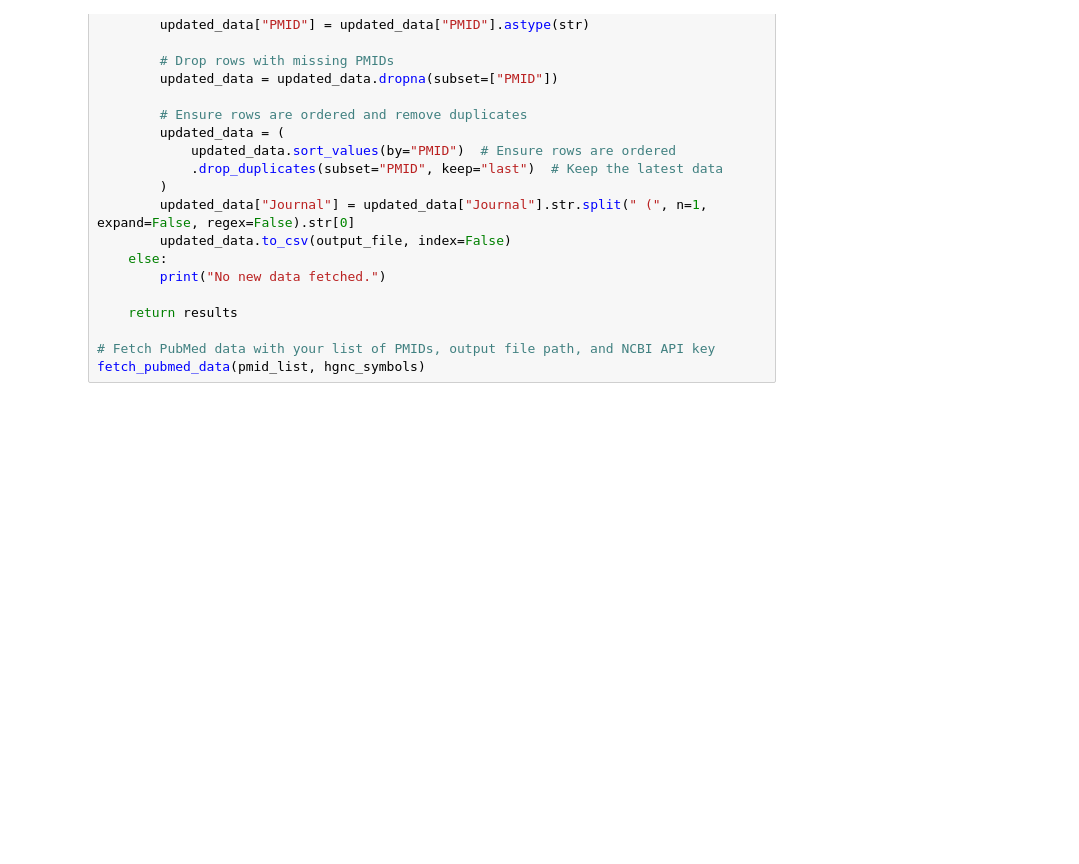
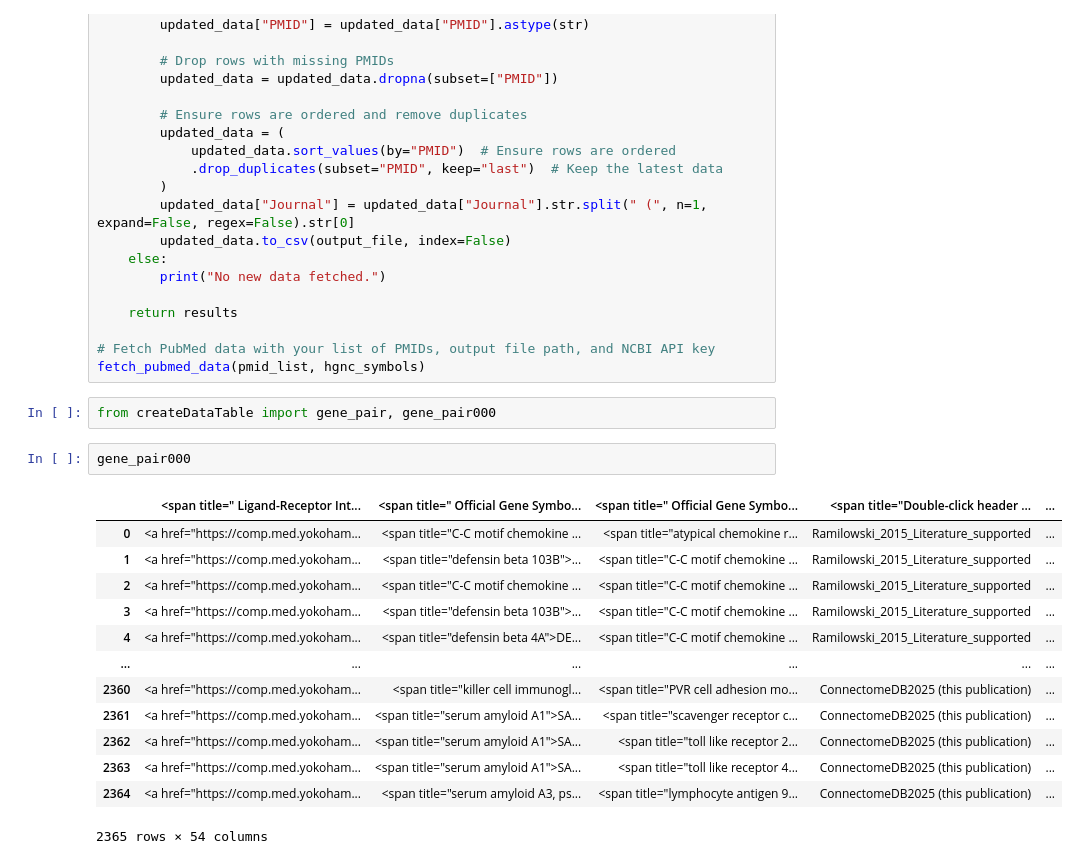
Before and after one commit to bioinfo-YCU/ConnectomeDB, a Jupyter notebook: Python_test.ipynb, the cells around one changed output. Saved outputs shown, nothing was run; the diff lists cells and outputs as text; blank space fills up the shorter version.

```diff
--- a/Python_test.ipynb
+++ b/Python_test.ipynb
@@ -664,3 +1157,21 @@ def fetch_pubmed_data(pmid_list, hgnc_symbols):
 
 # Fetch PubMed data with your list of PMIDs, output file path, and NCBI API key
 fetch_pubmed_data(pmid_list, hgnc_symbols)
+# %%
+from createDataTable import gene_pair, gene_pair000
+# %%
+gene_pair000
+# %% [output]
+|  | <span title=" Ligand-Receptor Int... | <span title=" Official Gene Symbo... | <span title=" Official Gene Symbo... | <span title="Double-click header ... | ... |
+| 0 | <a href="https://comp.med.yokoham... | <span title="C-C motif chemokine ... | <span title="atypical chemokine r... | Ramilowski_2015_Literature_supported | ... |
+| 1 | <a href="https://comp.med.yokoham... | <span title="defensin beta 103B">... | <span title="C-C motif chemokine ... | Ramilowski_2015_Literature_supported | ... |
+| 2 | <a href="https://comp.med.yokoham... | <span title="C-C motif chemokine ... | <span title="C-C motif chemokine ... | Ramilowski_2015_Literature_supported | ... |
+| 3 | <a href="https://comp.med.yokoham... | <span title="defensin beta 103B">... | <span title="C-C motif chemokine ... | Ramilowski_2015_Literature_supported | ... |
+| 4 | <a href="https://comp.med.yokoham... | <span title="defensin beta 4A">DE... | <span title="C-C motif chemokine ... | Ramilowski_2015_Literature_supported | ... |
+| ... | ... | ... | ... | ... | ... |
+| 2360 | <a href="https://comp.med.yokoham... | <span title="killer cell immunogl... | <span title="PVR cell adhesion mo... | ConnectomeDB2025 (this publication) | ... |
+| 2361 | <a href="https://comp.med.yokoham... | <span title="serum amyloid A1">SA... | <span title="scavenger receptor c... | ConnectomeDB2025 (this publication) | ... |
+| 2362 | <a href="https://comp.med.yokoham... | <span title="serum amyloid A1">SA... | <span title="toll like receptor 2... | ConnectomeDB2025 (this publication) | ... |
+| 2363 | <a href="https://comp.med.yokoham... | <span title="serum amyloid A1">SA... | <span title="toll like receptor 4... | ConnectomeDB2025 (this publication) | ... |
+| 2364 | <a href="https://comp.med.yokoham... | <span title="serum amyloid A3, ps... | <span title="lymphocyte antigen 9... | ConnectomeDB2025 (this publication) | ... |
+2365 rows × 54 columns
```
Also changed, not shown: parts of 15 cells of this notebook, 17 other files.
